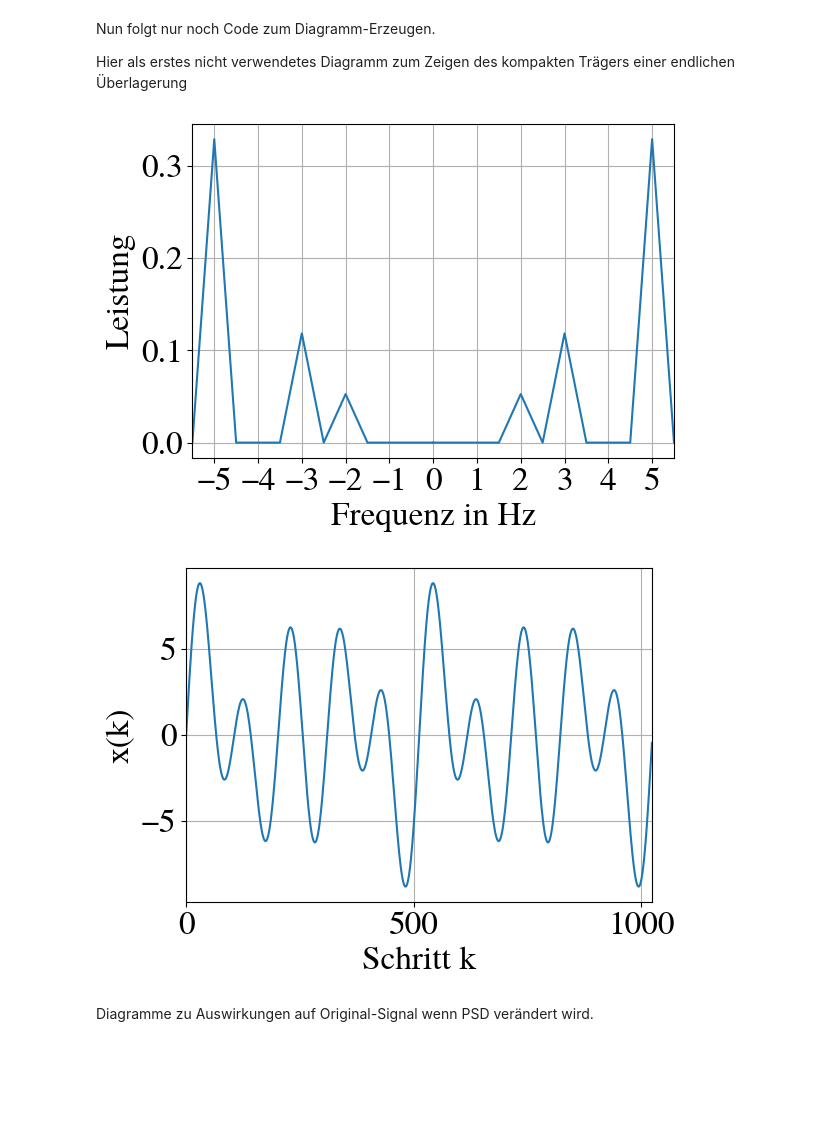
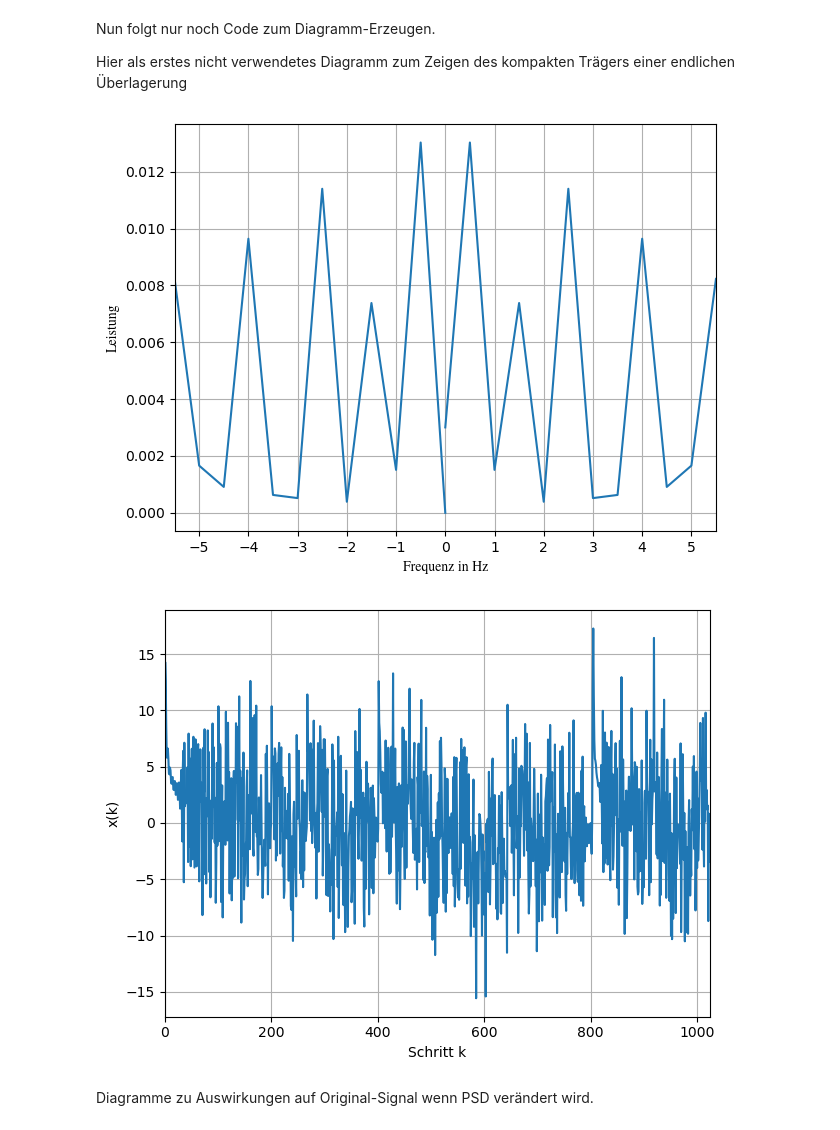
Before and after one commit to coderPaddyS/SeminarColoredNoise, a Jupyter notebook: code/code.ipynb, the cells around one changed output. Drawn from its saved outputs; the diff is of its cells as text; code cells hidden in the pictures; blank space fills up the shorter version.

```diff
--- a/code/code.ipynb
+++ b/code/code.ipynb
@@ -327,48 +327,46 @@ Nun folgt nur noch Code zum Diagramm-Erzeugen.
 Hier als erstes nicht verwendetes Diagramm zum Zeigen des kompakten Trägers einer endlichen Überlagerung
 # %%
 import matplotlib.pyplot as plt
-
+import numpy as np
 n = 2 ** 10
 T = 2.0 / n
-file = "Überlagerung-fft"
+file = "Überlagerung-fft-1000"
 
 y = [
     np.sum([
-        5 * np.sin(5 * 2 * np.pi * T * k),
-        3 * np.sin(3 * 2 * np.pi * T * k),
-        2 * np.sin(2 * 2 * np.pi * T * k),
+        np.sin((i ** 2) * k *T) for i in range(2, 50)
     ])
     for k in range(n)
 ]
 reseed()
 frequency_y = np.append(np.fft.fft(y, n), 0)
 power = np.sum(np.abs(frequency_y) ** 2)
 power_spectrum = (np.abs(frequency_y) ** 2 / (power))
 freqs = np.append(np.fft.fftfreq(n, T), 0)
 plt.figure()
 plt.grid(True)
 plt.plot(freqs[:n//2], power_spectrum[:n//2], color="#1f77b4")
 plt.plot(freqs[n//2:], power_spectrum[n//2:], color="#1f77b4")
 plt.xlim(-5.5, 5.5)
 plt.xticks([-5,-4,-3,-2,-1,0,1,2,3,4,5])
 plt.xlabel("Frequenz in Hz", fontname="TeX Gyre Termes")
 plt.ylabel("Leistung",  fontname="TeX Gyre Termes")
 plt.tight_layout()
 plt.savefig(f"../plots/{file}.svg")
 
 
-file = "Überlagerung"
+file = "Überlagerung-50"
 plt.figure()
 plt.grid(True)
 plt.plot(y)
 plt.xlim(0,n)
 plt.xlabel("Schritt k")
 plt.ylabel("x(k)")
 plt.tight_layout()
 plt.savefig(f"../plots/{file}.svg")
 # %% [output]
-[figure, old version]
+[figure, new version]
-[figure, old version]
+[figure, new version]
 # %% [markdown]
 Diagramme zu Auswirkungen auf Original-Signal wenn PSD verändert wird.
 # %%
```
Also changed, not shown: 12 other files.
